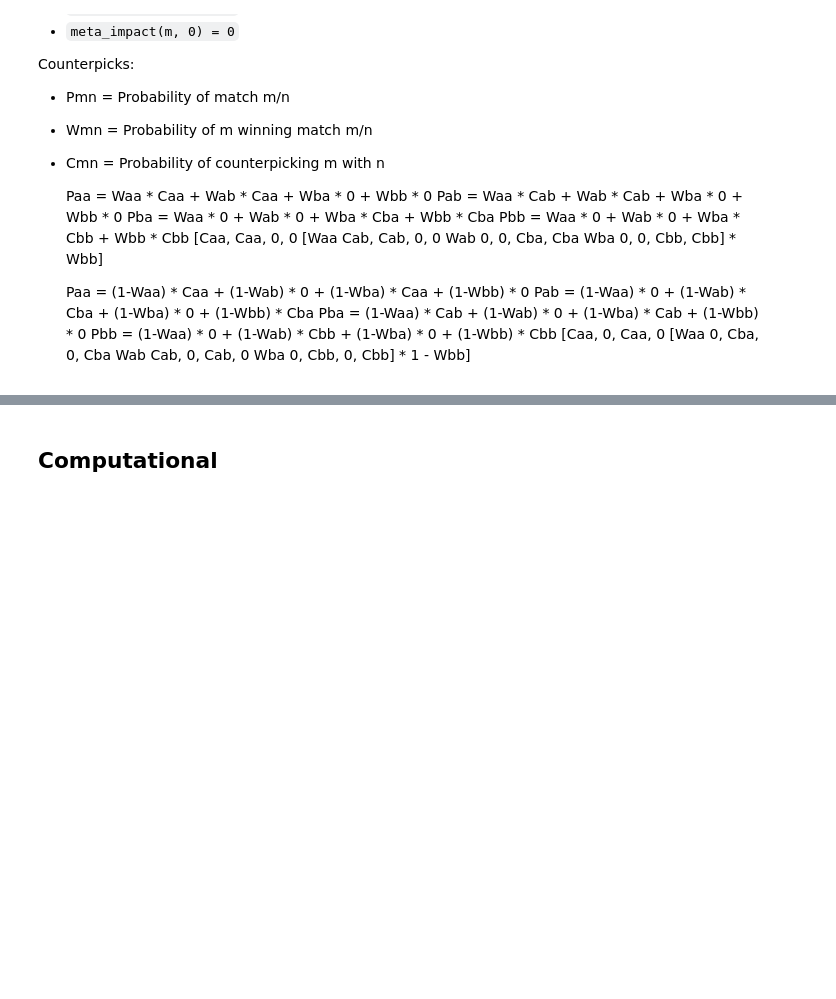
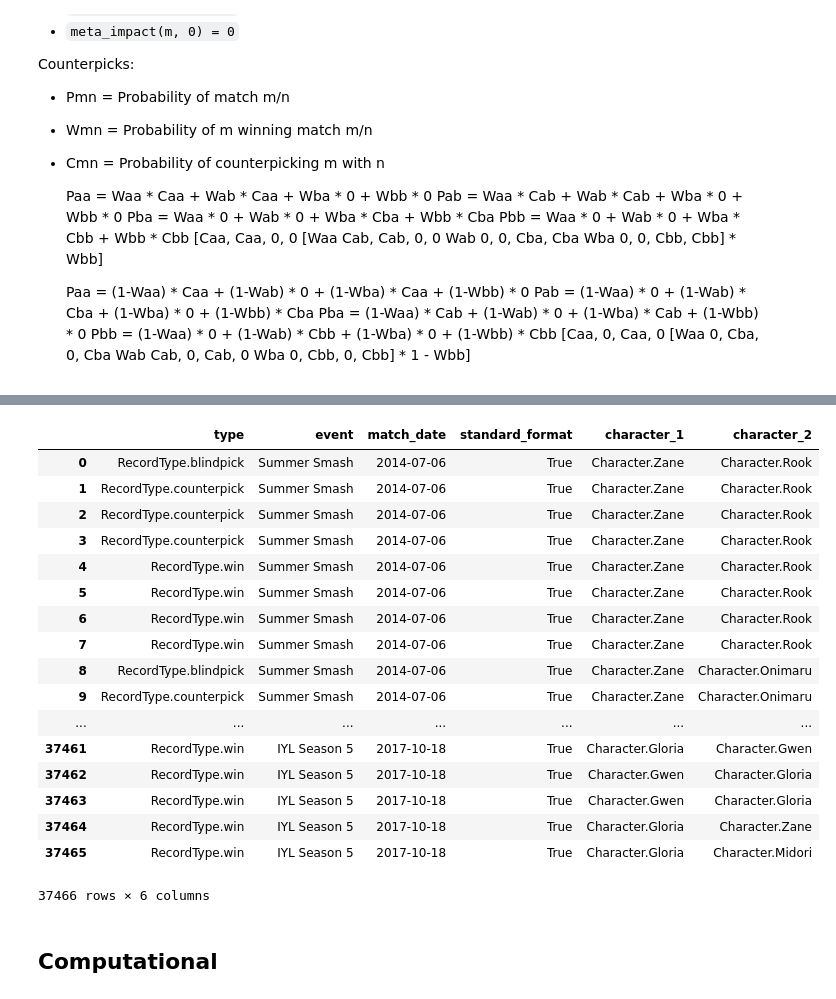
Before and after one commit to cpennington/yomi-skill, a Jupyter notebook: Counterpick Computations.ipynb, the cells around one changed output, grey strips where cells are left out. Cells and saved outputs as stored; diff of their text form; code cells hidden in the pictures; blank space fills up the shorter version.

```diff
--- a/Counterpick Computations.ipynb
+++ b/Counterpick Computations.ipynb
@@ -3,39 +3,3 @@
 %autoreload 2
 # %%
 url = 'https://docs.google.com/spreadsheets/d/1HcdISgCl3s4RpWkJa8m-G1JjfKzd8qf2WY2Xcw32D7U/pub?gid=1371955398&single=true&output=csv'
-# %%
-def full_cast_counterpick(row):
-    full_cast_events = [
-        "IYL Season 1",
-        "IYL Season 2",
-        "IYL Season 3",
-        "IYL Season 4",
-        "IYL Season 5",
-        "NFTT Round 1",
-        "NFTT Round 2",
-        "NFTT Round 3",
-        "NFTT Round 4",
-        "NFTT Round 5",
-        "NFTT Round 6",
-        "NFTT Round 7",
-        "NFTT Round 8",
-        "Summer Smash",
-        "Summer Smash II",
-        "Summer Smash III",
-        "Summer Smash IV",
-        "Slippery Spag Saturday I",
-        "Slippery Spag Saturday 2",
-        "Slippery Spag SUNDAY 3",
-        "Slippery Spag Saturday 4",
-        "Slippery Spag Sunday 5",
-        "Slippery Spag Saturday 6",
-        "Slippery Spag Sunday 7",
-        "Slippery Spag Sunday 9",
-        "Topanda League 1",
-        "Topanda League 2",
-    ]
-    return not any([
-        row.char_select_random,
-        row.char_select_locked,
-        row.event not in full_cast_events
-    ])
@@ -111,5 +176,6 @@ array(['IYL Season 1', 'Fast Timer', 'Triple Threat', 'IYL Season 2',
 # %%
 def counterpicks(matches):
+    matches = [row for (ix, row) in matches.iterrows()]
     for pick, counterpick in zip(matches, matches[1:] + [None]):
         if counterpick is None:
             if matches[0]['set_win_1']:
@@ -180,3 +284,24 @@ identity = pandas.DataFrame({
+# %%
+historical_games
+# %% [output]
+|  | type | event | match_date | standard_format | character_1 | character_2 |
+| 0 | RecordType.blindpick | Summer Smash | 2014-07-06 | True | Character.Zane | Character.Rook |
+| 1 | RecordType.counterpick | Summer Smash | 2014-07-06 | True | Character.Zane | Character.Rook |
+| 2 | RecordType.counterpick | Summer Smash | 2014-07-06 | True | Character.Zane | Character.Rook |
+| 3 | RecordType.counterpick | Summer Smash | 2014-07-06 | True | Character.Zane | Character.Rook |
+| 4 | RecordType.win | Summer Smash | 2014-07-06 | True | Character.Zane | Character.Rook |
+| 5 | RecordType.win | Summer Smash | 2014-07-06 | True | Character.Zane | Character.Rook |
+| 6 | RecordType.win | Summer Smash | 2014-07-06 | True | Character.Zane | Character.Rook |
+| 7 | RecordType.win | Summer Smash | 2014-07-06 | True | Character.Zane | Character.Rook |
+| 8 | RecordType.blindpick | Summer Smash | 2014-07-06 | True | Character.Zane | Character.Onimaru |
+| 9 | RecordType.counterpick | Summer Smash | 2014-07-06 | True | Character.Zane | Character.Onimaru |
+| ... | ... | ... | ... | ... | ... | ... |
+| 37461 | RecordType.win | IYL Season 5 | 2017-10-18 | True | Character.Gloria | Character.Gwen |
+| 37462 | RecordType.win | IYL Season 5 | 2017-10-18 | True | Character.Gwen | Character.Gloria |
+| 37463 | RecordType.win | IYL Season 5 | 2017-10-18 | True | Character.Gwen | Character.Gloria |
+| 37464 | RecordType.win | IYL Season 5 | 2017-10-18 | True | Character.Gloria | Character.Zane |
+| 37465 | RecordType.win | IYL Season 5 | 2017-10-18 | True | Character.Gloria | Character.Midori |
+37466 rows × 6 columns
 # %% [markdown]
 ## Computational
 # %%
```
Also changed, not shown: parts of 27 cells of this notebook, 5 other files.
